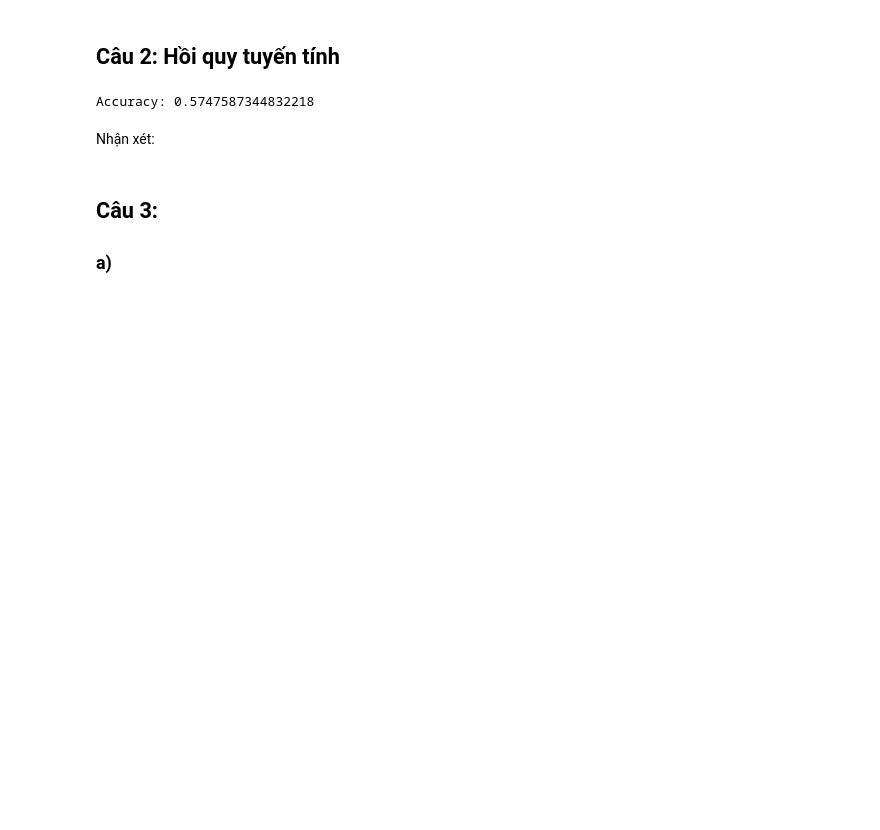
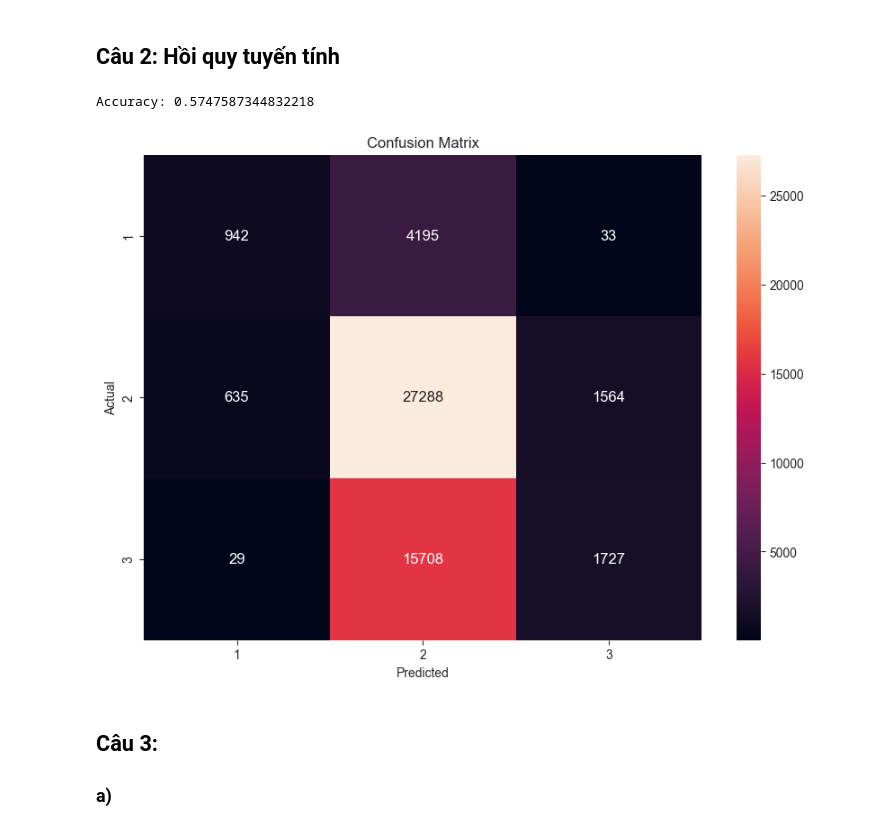
Before and after one commit to hoandhh/ML_Earthquake_Damage, a Jupyter notebook: Final.ipynb, the cells around one changed output. Cells and saved outputs as stored; diff of their text form; code cells hidden in the pictures; blank space fills up the shorter version.

```diff
--- a/Final.ipynb
+++ b/Final.ipynb
@@ -390,8 +390,19 @@ accuracy = accuracy_score(y_test, y_pred_class)
 print("Accuracy:", accuracy)
 # %% [output]
 Accuracy: 0.5747587344832218
-# %% [markdown]
-Nhận xét:
+# %%
+from sklearn.metrics import confusion_matrix
+
+data = confusion_matrix(y_test, y_pred_class)
+cm = pd.DataFrame(data, columns=np.unique(y_test), index = np.unique(y_test))
+cm.index.name = 'Actual'
+cm.columns.name = 'Predicted'
+plt.figure(figsize = (10,7))
+sns.heatmap(cm, annot=True, fmt="d", annot_kws={"size": 12})
+plt.title("Confusion Matrix")
+plt.show()
+# %% [output]
+[figure, added]
 # %% [markdown]
 ## **Câu 3:**
 ### **a)**
```
Also changed, not shown: parts of 7 cells of this notebook.
